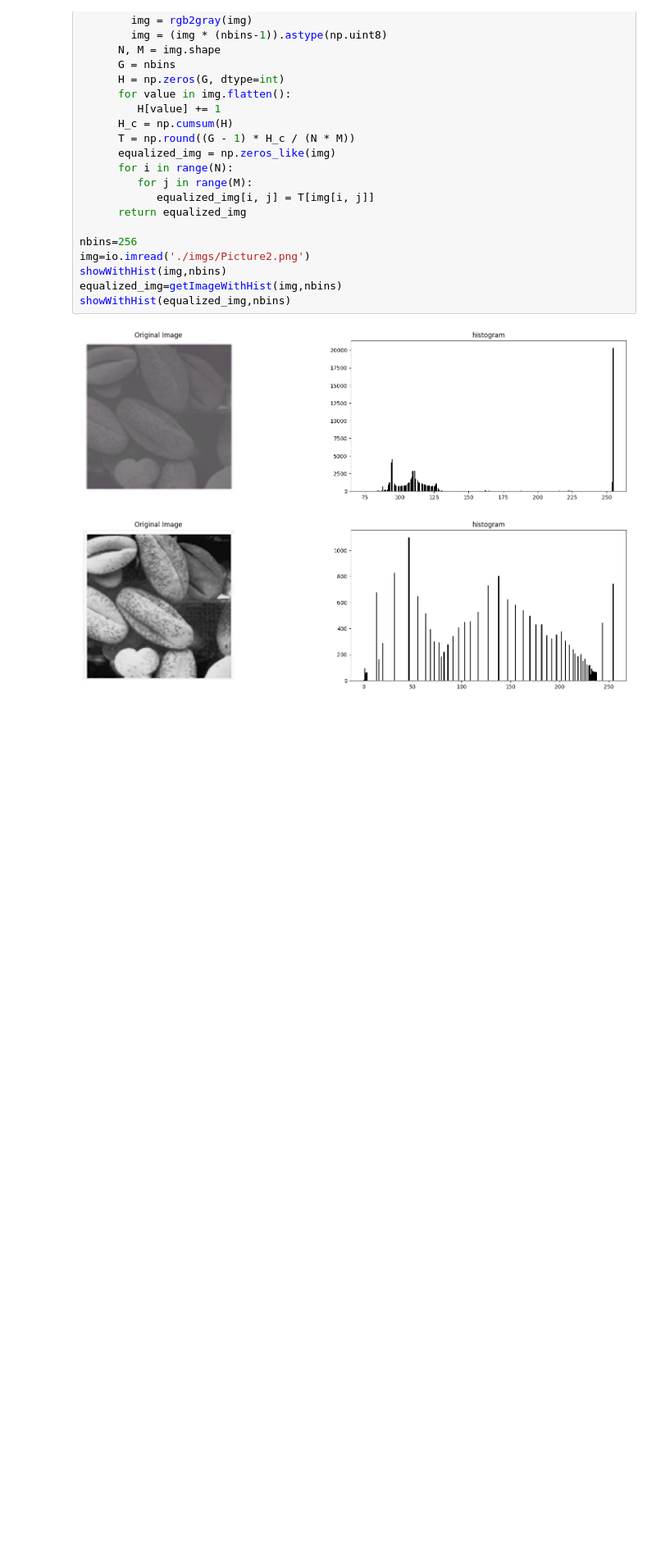
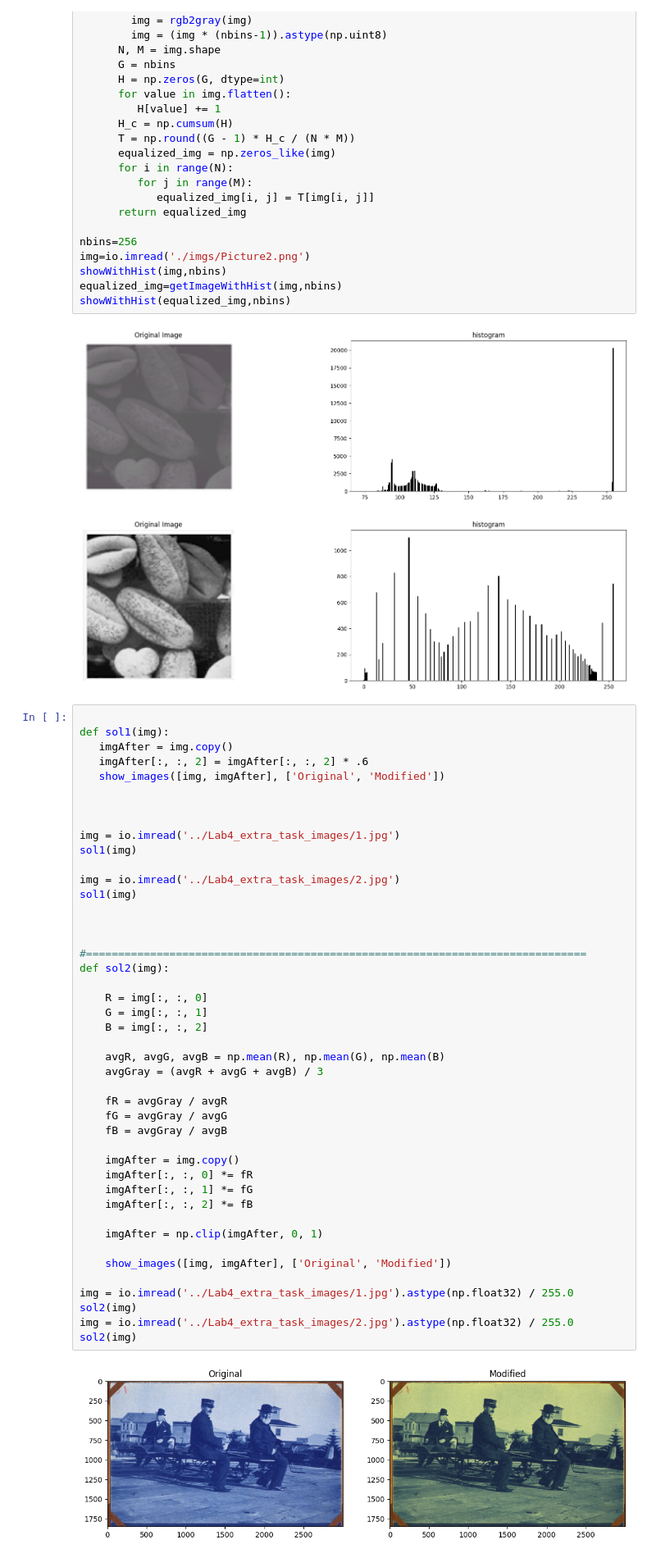
Before and after one commit to engmohamed-emad/img_labs, a Jupyter notebook: Lab4/Lab4_STD.ipynb, the cells around one changed output. Shown at 82% size. Cells and saved outputs as stored; diff of their text form; blank space fills up the shorter version.

Commit message:
extra

```diff
--- a/Lab4/Lab4_STD.ipynb
+++ b/Lab4/Lab4_STD.ipynb
@@ -147,3 +147,49 @@ showWithHist(equalized_img,nbins)
 # %% [output]
 [figure]
 [figure]
+# %%
+
+def sol1(img):
+   imgAfter = img.copy()
+   imgAfter[:, :, 2] = imgAfter[:, :, 2] * .6
+   show_images([img, imgAfter], ['Original', 'Modified'])
+
+
+
+img = io.imread('../Lab4_extra_task_images/1.jpg')
+sol1(img)
+
+img = io.imread('../Lab4_extra_task_images/2.jpg')
+sol1(img)
+
+
+
+#==============================================================================
+def sol2(img):
+
+    R = img[:, :, 0]
+    G = img[:, :, 1]
+    B = img[:, :, 2]
+
+    avgR, avgG, avgB = np.mean(R), np.mean(G), np.mean(B)
+    avgGray = (avgR + avgG + avgB) / 3
+
+    fR = avgGray / avgR
+    fG = avgGray / avgG
+    fB = avgGray / avgB
+
+    imgAfter = img.copy()
+    imgAfter[:, :, 0] *= fR
+    imgAfter[:, :, 1] *= fG
+    imgAfter[:, :, 2] *= fB
+
+    imgAfter = np.clip(imgAfter, 0, 1)
+
+    show_images([img, imgAfter], ['Original', 'Modified'])
+
+img = io.imread('../Lab4_extra_task_images/1.jpg').astype(np.float32) / 255.0
+sol2(img)
+img = io.imread('../Lab4_extra_task_images/2.jpg').astype(np.float32) / 255.0
+sol2(img)
+# %% [output]
+[figure, added]
```
Also changed, not shown: parts of 1 cell of this notebook.
